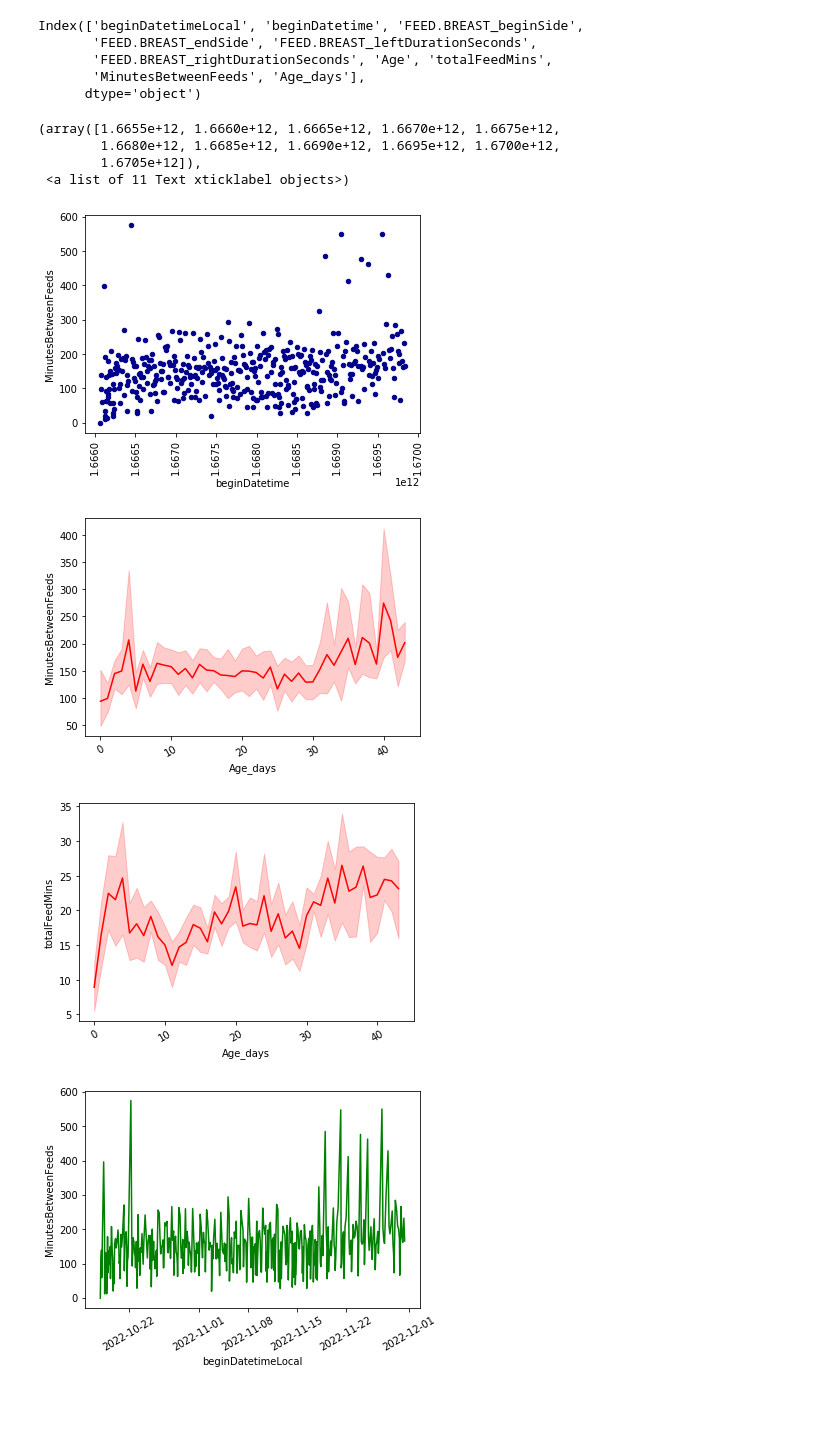
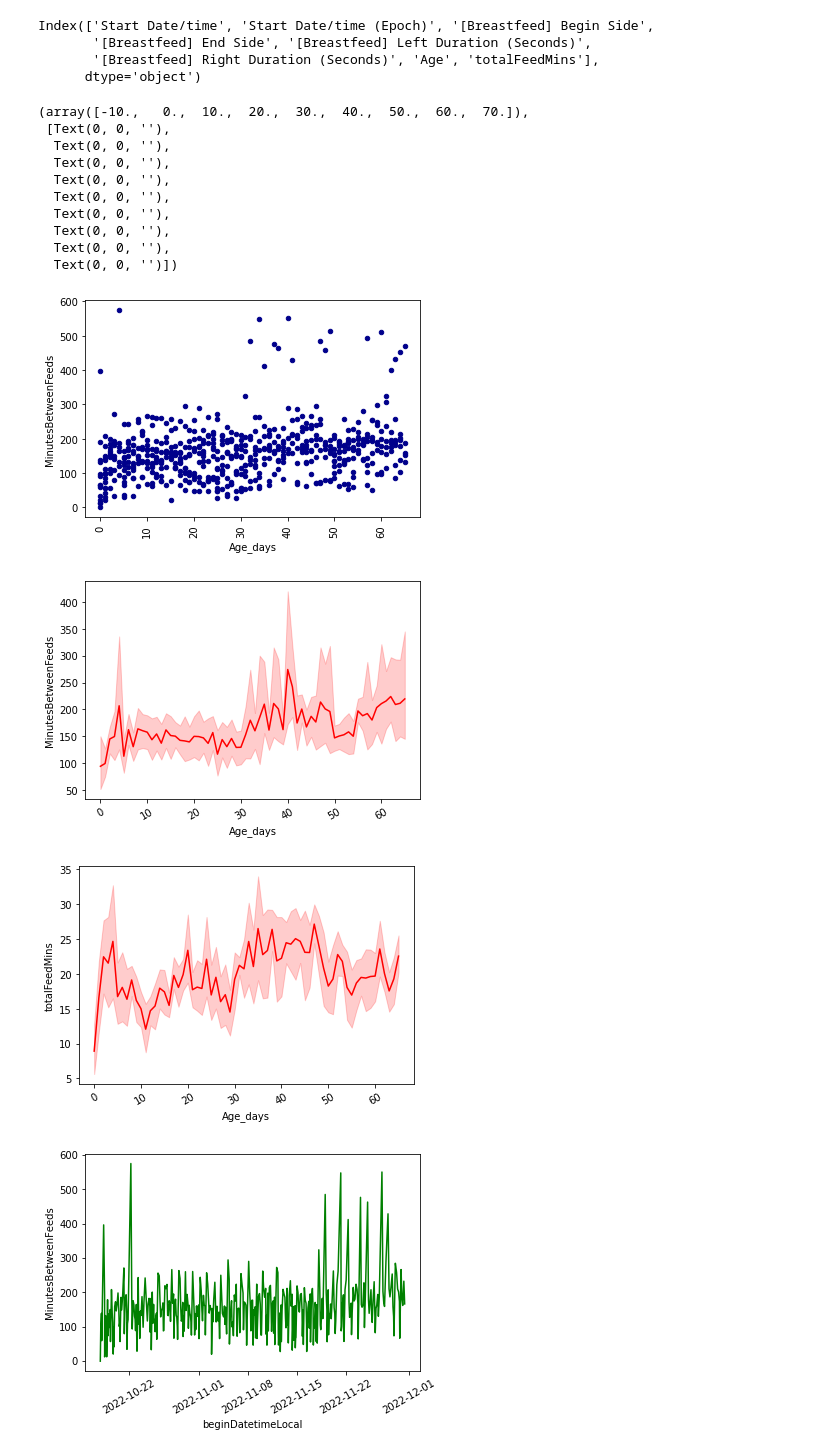
Before and after one commit to shurru/babyAnalysis, a Jupyter notebook: Aadi Data Analysis.ipynb, the cells around one changed output. Saved outputs shown, nothing was run; the diff lists cells and outputs as text; code cells hidden in the pictures; blank space fills up the shorter version.

Commit message:
changes to accommodate Narababy export updates

```diff
--- a/Aadi Data Analysis.ipynb
+++ b/Aadi Data Analysis.ipynb
@@ -27,0 +18,2 @@ array(['MEDICAL.VACCINE', 'GROW', 'FEED.BREAST', 'DIAPER', 'ROUTINE',
+# %%
+aadi_data= pd.read_csv('export_narababy_aadi_20221222.csv',error_bad_lines=False, skiprows= 0)
@@ -57,0 +42,6 @@ bf_df['totalFeedMins']= (bf_df['FEED.BREAST_leftDurationSeconds'].fillna(0)+ bf_
+# %%
+DoB= datetime(2022, 10, 17, 19, 50, 15)
+aadi_data['Start Date/time']=pd.to_datetime(aadi_data['Start Date/time'])
+aadi_data['Age']= aadi_data['Start Date/time']- DoB # adding age into the dataframe
+
+aadi_data = aadi_data.sort_values('Start Date/time', ascending=True)
@@ -58,17 +79,26 @@ bf_df['totalFeedMins']= (bf_df['FEED.BREAST_leftDurationSeconds'].fillna(0)+ bf_
+# %%
+bf_df= aadi_data[aadi_data.Type=='Breastfeed'].reset_index()[['Start Date/time',
+                                            'Start Date/time (Epoch)', \
+                                            '[Breastfeed] Begin Side',\
+                                           '[Breastfeed] End Side', \
+                                           '[Breastfeed] Left Duration (Seconds)',\
+                                            '[Breastfeed] Right Duration (Seconds)','Age']]
+
+bf_df['totalFeedMins']= (bf_df['[Breastfeed] Left Duration (Seconds)'].fillna(0)+
+                         bf_df['[Breastfeed] Right Duration (Seconds)'].fillna(0))/60
 # %%
 bf_df.columns
 # %% [output]
-Index(['beginDatetimeLocal', 'beginDatetime', 'FEED.BREAST_beginSide',
-       'FEED.BREAST_endSide', 'FEED.BREAST_leftDurationSeconds',
-       'FEED.BREAST_rightDurationSeconds', 'Age', 'totalFeedMins',
-       'MinutesBetweenFeeds', 'Age_days'],
+Index(['Start Date/time', 'Start Date/time (Epoch)', '[Breastfeed] Begin Side',
+       '[Breastfeed] End Side', '[Breastfeed] Left Duration (Seconds)',
+       '[Breastfeed] Right Duration (Seconds)', 'Age', 'totalFeedMins'],
       dtype='object')
 # %%
 # Calculating time difference between feeds
-bf_timedelta=np.abs(np.diff(bf_df['beginDatetimeLocal']))/ np.timedelta64(1, 'm') # time difference in minutes
+bf_timedelta=np.abs(np.diff(bf_df['Start Date/time']))/ np.timedelta64(1, 'm') # time difference in minutes
 bf_timedelta= np.insert(bf_timedelta, 0, 0)
 bf_df['MinutesBetweenFeeds']= bf_timedelta
-bf_df['Age_days']= bf_df['Age'].dt.days
+bf_df['Age_days']= bf_df['Age'].dt.days/7
 # %%
 
 # # ax.xaxis.set_major_formatter(day_month_formatter)
@@ -78,17 +108,23 @@ bf_df['Age_days']= bf_df['Age'].dt.days
 # plt.xticks(rotation = 90)
 # %%
 
-bf_df.plot.scatter(x='beginDatetime',
+bf_df.plot.scatter(x='Age_days',
                 y='MinutesBetweenFeeds',
                 c='DarkBlue')
 
 plt.xticks(rotation = 90)
 # %% [output]
-(array([1.6655e+12, 1.6660e+12, 1.6665e+12, 1.6670e+12, 1.6675e+12,
-        1.6680e+12, 1.6685e+12, 1.6690e+12, 1.6695e+12, 1.6700e+12,
-        1.6705e+12]),
- <a list of 11 Text xticklabel objects>)
+(array([-10.,   0.,  10.,  20.,  30.,  40.,  50.,  60.,  70.]),
+ [Text(0, 0, ''),
+  Text(0, 0, ''),
+  Text(0, 0, ''),
+  Text(0, 0, ''),
+  Text(0, 0, ''),
+  Text(0, 0, ''),
+  Text(0, 0, ''),
+  Text(0, 0, ''),
+  Text(0, 0, '')])
-[figure, old version]
+[figure, new version]
 # %%
 bf_df_diff= bf_df[['Age_days', 'MinutesBetweenFeeds','totalFeedMins' ]]
 # bf_df_diff.Age_days.unique()
@@ -101,6 +137,6 @@ for y_axis in ["MinutesBetweenFeeds","totalFeedMins"]:
     plt.xticks(rotation=30)
     plt.show()
 # %% [output]
-[figure, old version]
+[figure, new version]
-[figure, old version]
+[figure, new version]
 # %%
```
Also changed, not shown: parts of 12 cells of this notebook, 1 other file.
